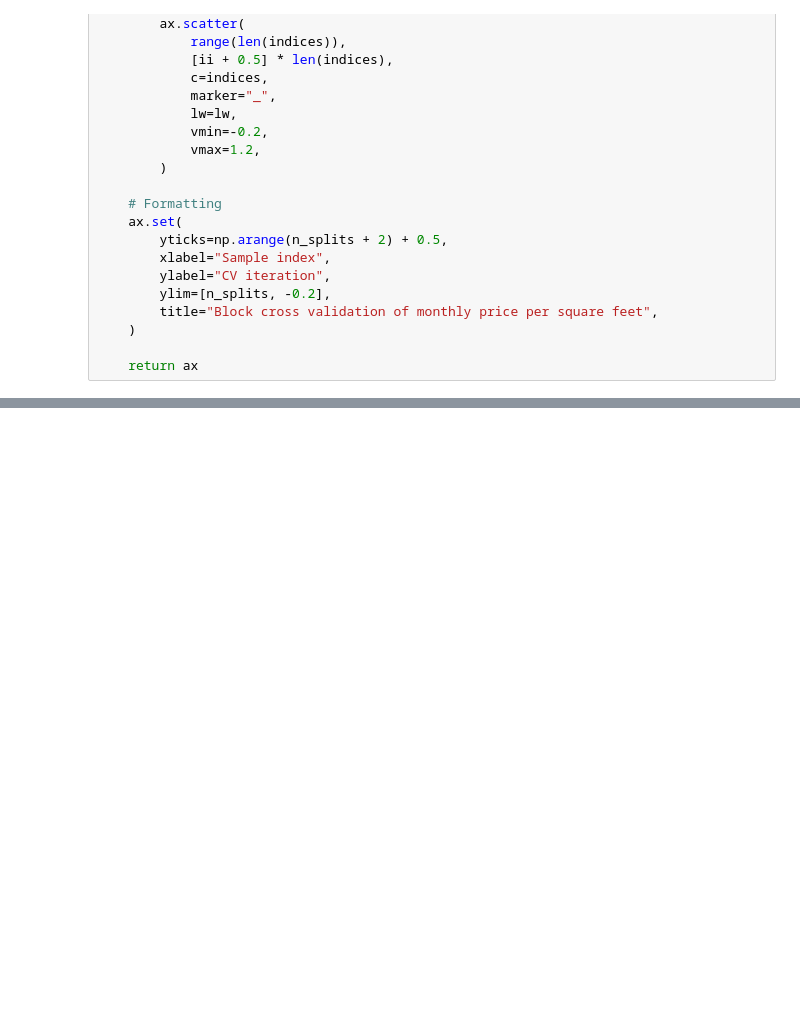
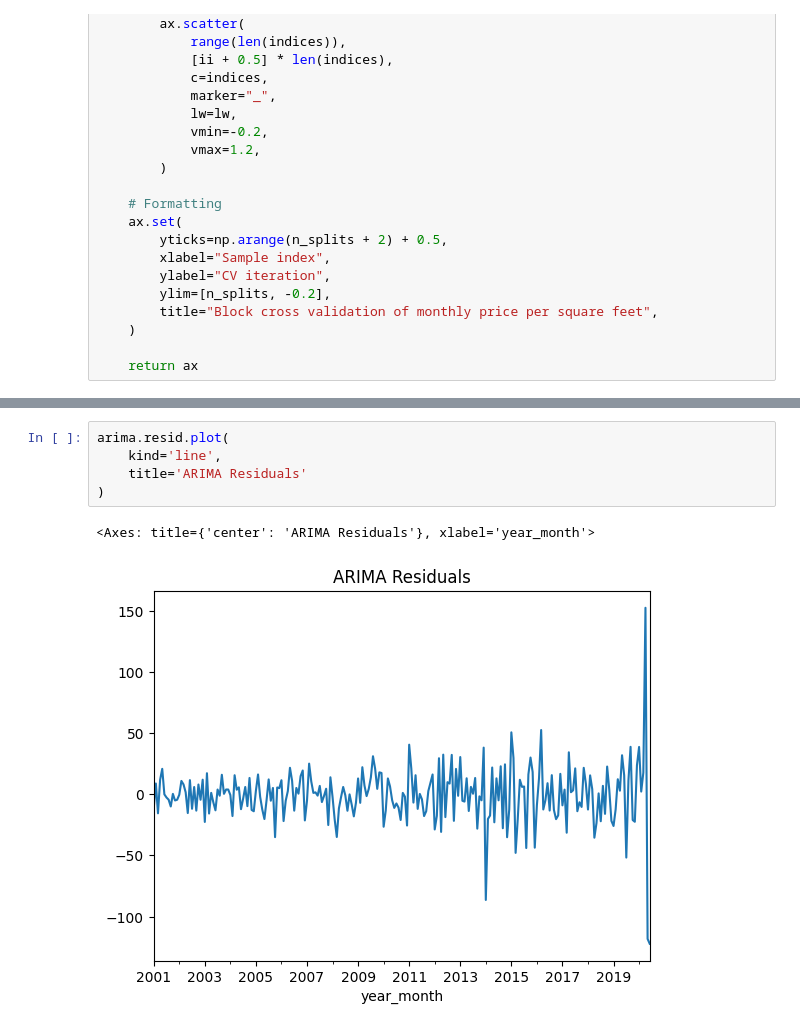
Before and after one commit to yuenherny/kl-house-price-forecasting, a Jupyter notebook: notebooks/Transactions - 06 Time Series Modelling.ipynb, the cells around one changed output, grey strips where cells are left out. Saved outputs shown, nothing was run; the diff lists cells and outputs as text; blank space fills up the shorter version.

```diff
--- a/notebooks/Transactions - 06 Time Series Modelling.ipynb
+++ b/notebooks/Transactions - 06 Time Series Modelling.ipynb
@@ -615,0 +651,8 @@ ModuleNotFoundError: No module named 'statsmodels.tsa.sarimax'
+# %%
+arima.resid.plot(
+    kind='line',
+    title='ARIMA Residuals'
+)
+# %% [output]
+<Axes: title={'center': 'ARIMA Residuals'}, xlabel='year_month'>
+[figure, added]
```
Also changed, not shown: parts of 19 cells of this notebook.
